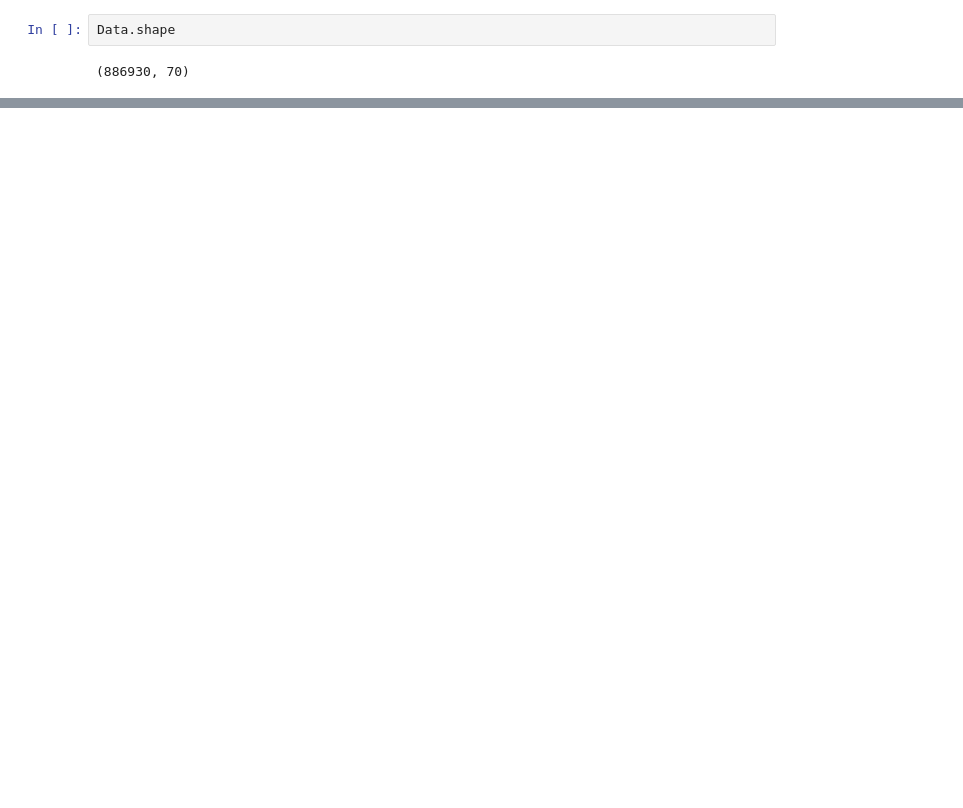
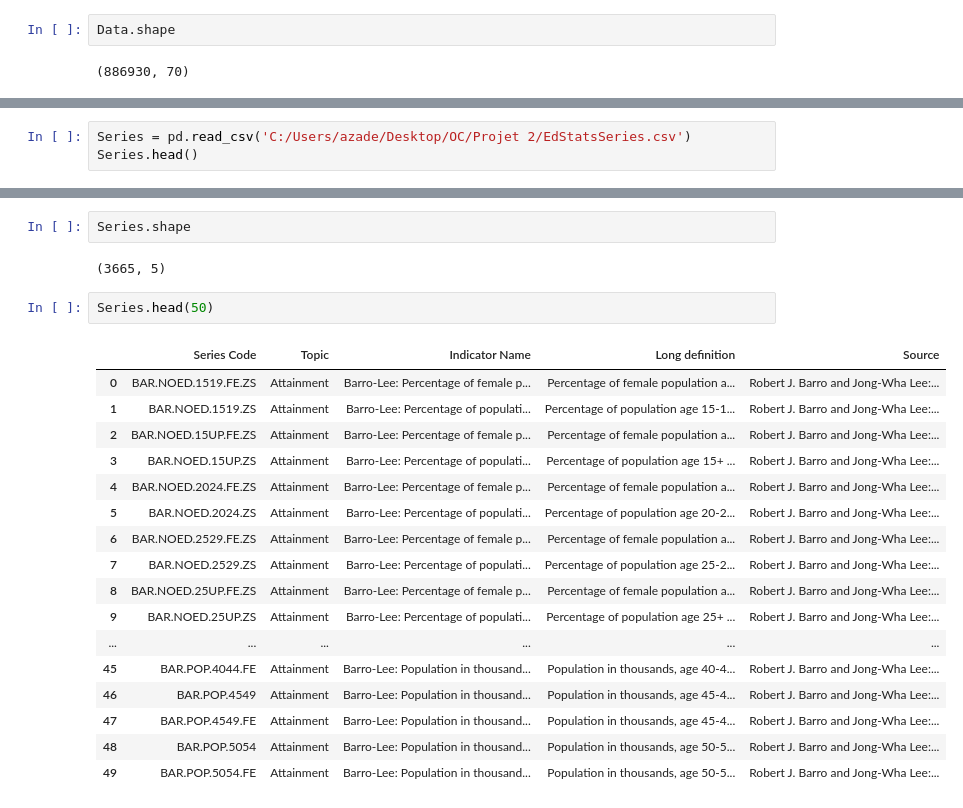
Before and after one commit to Azimoj/EdState-, a Jupyter notebook: The World Bank EdStats.ipynb, the cells around one changed output, grey strips where cells are left out. Drawn from its saved outputs; the diff is of its cells as text; blank space fills up the shorter version.

```diff
--- a/The World Bank EdStats.ipynb
+++ b/The World Bank EdStats.ipynb
@@ -65,0 +406,3 @@ sns.heatmap(Data.isnull())
+# %%
+Series = pd.read_csv('C:/Users/azade/Desktop/OC/Projet 2/EdStatsSeries.csv')
+Series.head()
@@ -65,0 +462,24 @@ sns.heatmap(Data.isnull())
+# %%
+Series.shape
+# %% [output]
+(3665, 5)
+# %%
+Series.head(50)
+# %% [output]
+|  | Series Code | Topic | Indicator Name | Long definition | Source |
+| 0 | BAR.NOED.1519.FE.ZS | Attainment | Barro-Lee: Percentage of female p... | Percentage of female population a... | Robert J. Barro and Jong-Wha Lee:... |
+| 1 | BAR.NOED.1519.ZS | Attainment | Barro-Lee: Percentage of populati... | Percentage of population age 15-1... | Robert J. Barro and Jong-Wha Lee:... |
+| 2 | BAR.NOED.15UP.FE.ZS | Attainment | Barro-Lee: Percentage of female p... | Percentage of female population a... | Robert J. Barro and Jong-Wha Lee:... |
+| 3 | BAR.NOED.15UP.ZS | Attainment | Barro-Lee: Percentage of populati... | Percentage of population age 15+ ... | Robert J. Barro and Jong-Wha Lee:... |
+| 4 | BAR.NOED.2024.FE.ZS | Attainment | Barro-Lee: Percentage of female p... | Percentage of female population a... | Robert J. Barro and Jong-Wha Lee:... |
+| 5 | BAR.NOED.2024.ZS | Attainment | Barro-Lee: Percentage of populati... | Percentage of population age 20-2... | Robert J. Barro and Jong-Wha Lee:... |
+| 6 | BAR.NOED.2529.FE.ZS | Attainment | Barro-Lee: Percentage of female p... | Percentage of female population a... | Robert J. Barro and Jong-Wha Lee:... |
+| 7 | BAR.NOED.2529.ZS | Attainment | Barro-Lee: Percentage of populati... | Percentage of population age 25-2... | Robert J. Barro and Jong-Wha Lee:... |
+| 8 | BAR.NOED.25UP.FE.ZS | Attainment | Barro-Lee: Percentage of female p... | Percentage of female population a... | Robert J. Barro and Jong-Wha Lee:... |
+| 9 | BAR.NOED.25UP.ZS | Attainment | Barro-Lee: Percentage of populati... | Percentage of population age 25+ ... | Robert J. Barro and Jong-Wha Lee:... |
+| ... | ... | ... | ... | ... | ... |
+| 45 | BAR.POP.4044.FE | Attainment | Barro-Lee: Population in thousand... | Population in thousands, age 40-4... | Robert J. Barro and Jong-Wha Lee:... |
+| 46 | BAR.POP.4549 | Attainment | Barro-Lee: Population in thousand... | Population in thousands, age 45-4... | Robert J. Barro and Jong-Wha Lee:... |
+| 47 | BAR.POP.4549.FE | Attainment | Barro-Lee: Population in thousand... | Population in thousands, age 45-4... | Robert J. Barro and Jong-Wha Lee:... |
+| 48 | BAR.POP.5054 | Attainment | Barro-Lee: Population in thousand... | Population in thousands, age 50-5... | Robert J. Barro and Jong-Wha Lee:... |
+| 49 | BAR.POP.5054.FE | Attainment | Barro-Lee: Population in thousand... | Population in thousands, age 50-5... | Robert J. Barro and Jong-Wha Lee:... |
```
Also changed, not shown: parts of 77 cells of this notebook.
